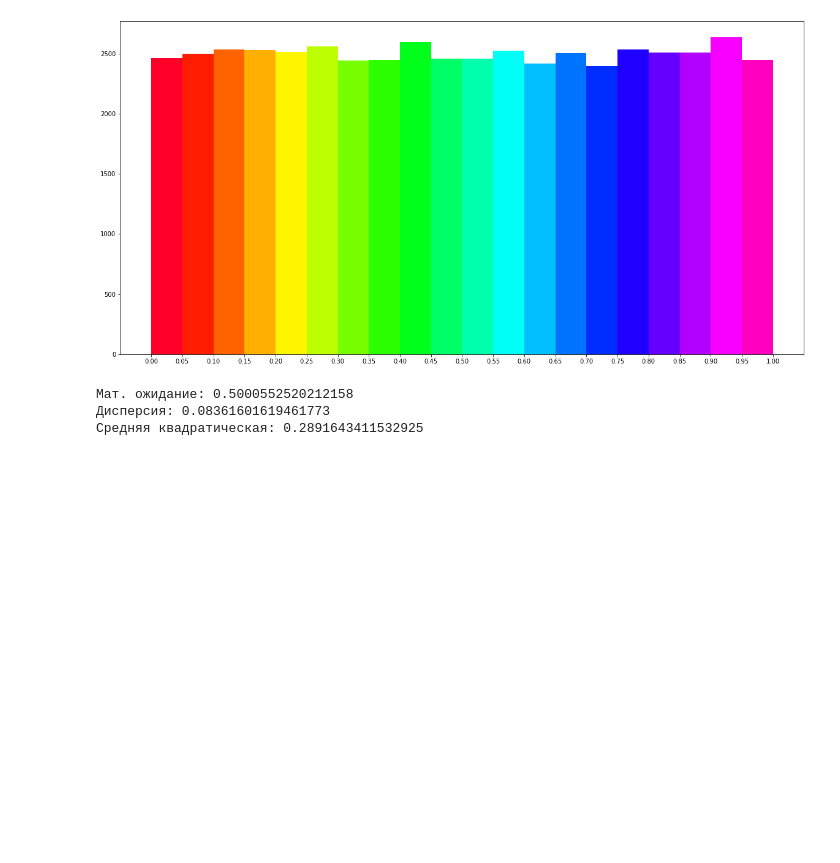
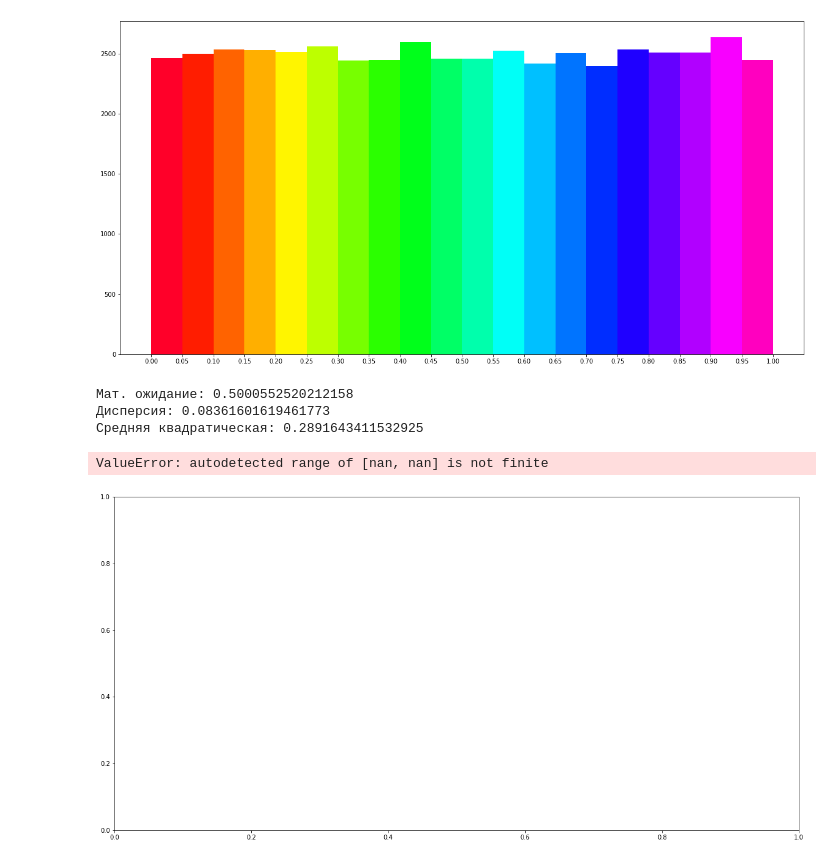
Before and after one commit to IAmVisco/sammod, a Jupyter notebook: LCG.ipynb, the cells around one changed output. Drawn from its saved outputs; the diff is of its cells as text; code cells hidden in the pictures; blank space fills up the shorter version.

```diff
--- a/LCG.ipynb
+++ b/LCG.ipynb
@@ -77,11 +77,9 @@ def get_math_values(sequence):
     print(f"Средняя квадратическая: {sig}")
 # %%
 lcg.current = 1
-
-sequence = [lcg() for i in range(SAMPLES_AMOUNT)]
-
-plot_graph(sequence)
-get_math_values(sequence)
+sequence_rr = [lcg() for i in range(SAMPLES_AMOUNT)]
+plot_graph(sequence_rr)
+get_math_values(sequence_rr)
 # %% [output]
 [figure]
 Мат. ожидание: 0.5000552520212158
@@ -89,0 +92,8 @@ get_math_values(sequence)
+# %%
+gauss.array = []
+sequence_gauss = [gauss(sequence_rr) for i in range(SAMPLES_AMOUNT)]
+plot_graph(sequence_gauss)
+get_math_values(sequence_gauss)
+# %% [output]
+ValueError: autodetected range of [nan, nan] is not finite
+[figure, added]
```
Also changed, not shown: parts of 7 cells of this notebook.
